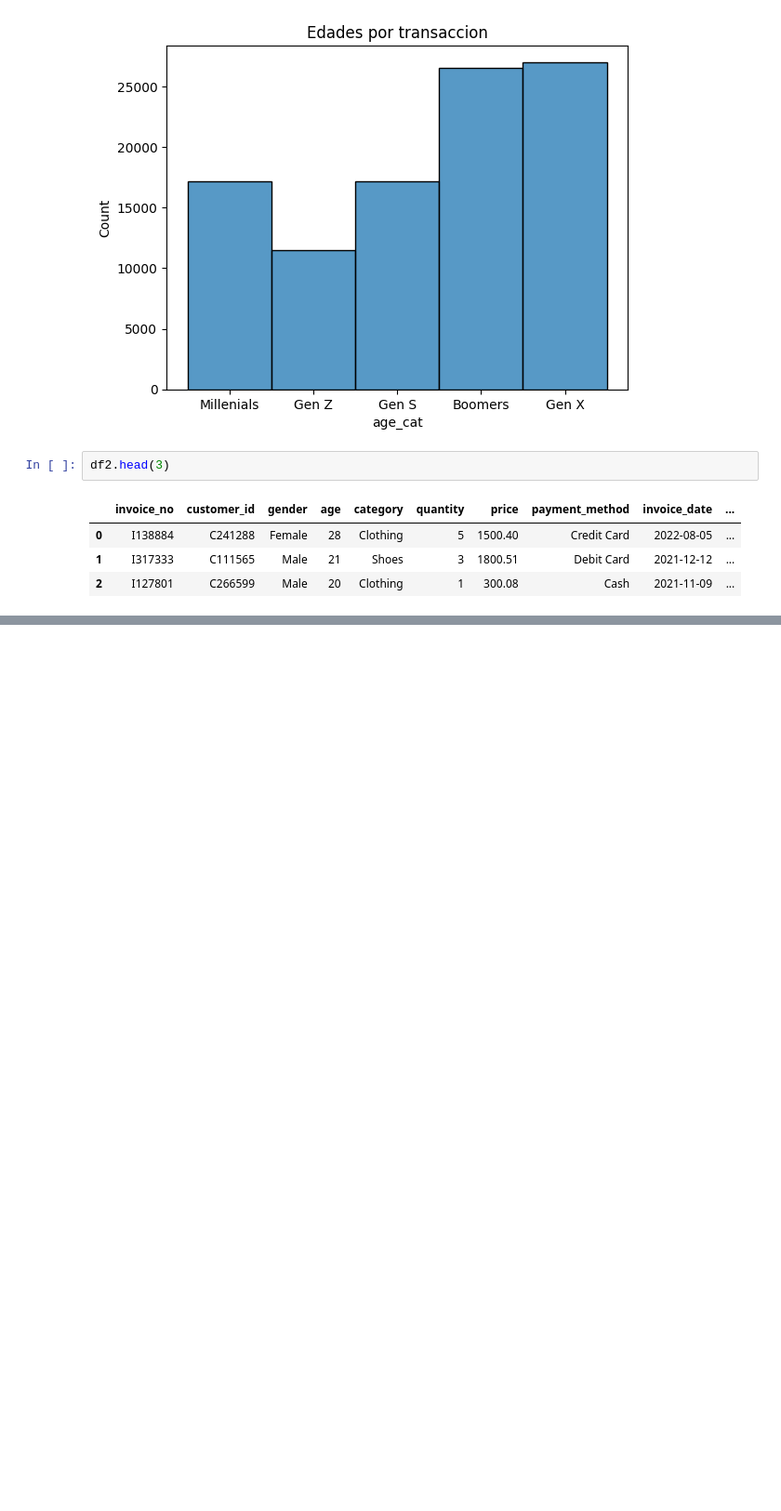
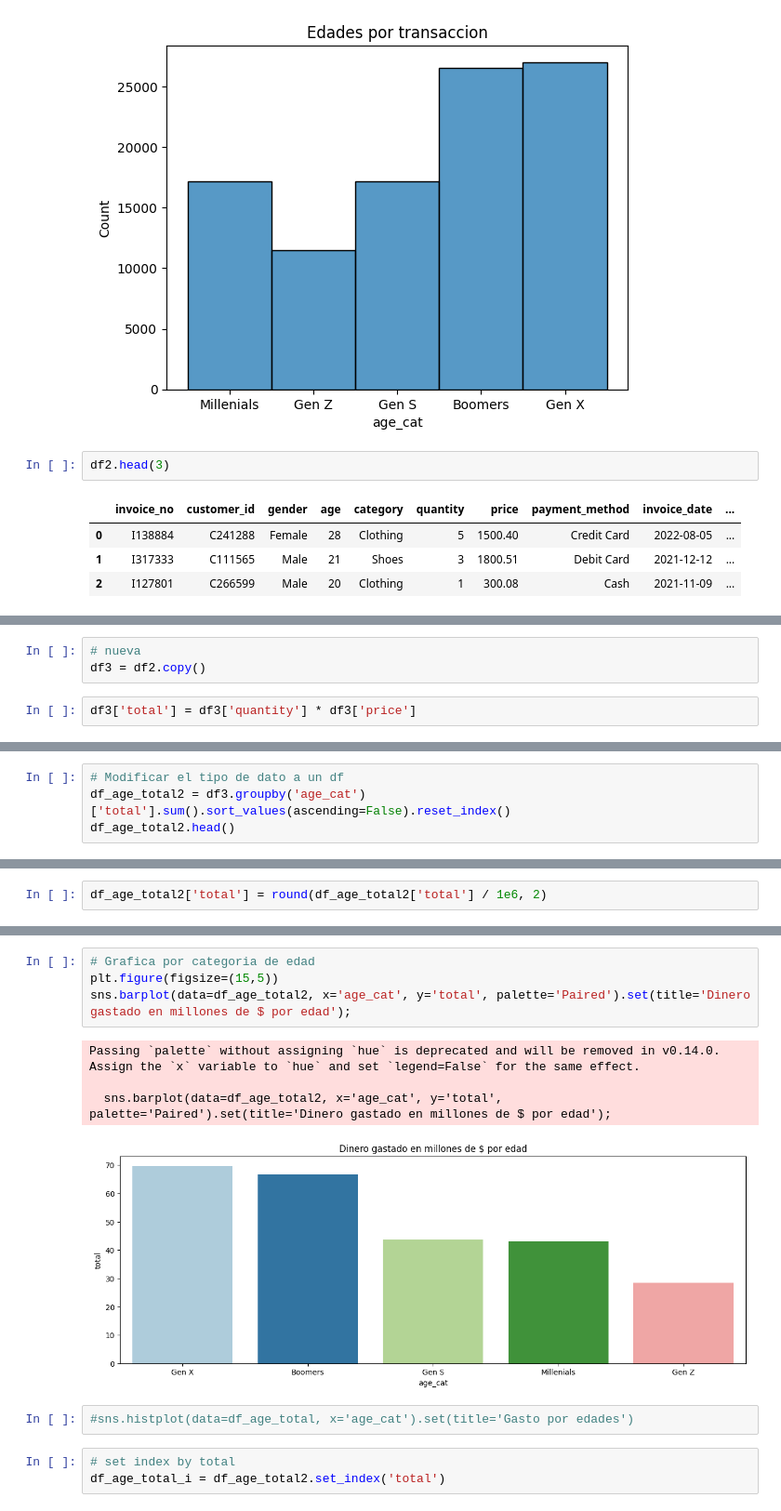
Before and after one commit to Casald/AnalisisRetail_UV, a Jupyter notebook: Analisis_Retail.ipynb, the cells around one changed output, grey strips where cells are left out. Shown: that part at 93% size. Cells and saved outputs as stored; diff of their text form; blank space fills up the shorter version.

```diff
--- a/Analisis_Retail.ipynb
+++ b/Analisis_Retail.ipynb
@@ -224,0 +227,5 @@ df2.head(3)
+# %%
+# nueva
+df3 = df2.copy()
+# %%
+df3['total'] = df3['quantity'] * df3['price']
@@ -224,0 +255,4 @@ df2.head(3)
+# %%
+# Modificar el tipo de dato a un df
+df_age_total2 = df3.groupby('age_cat')['total'].sum().sort_values(ascending=False).reset_index()
+df_age_total2.head()
@@ -224,0 +270,2 @@ df2.head(3)
+# %%
+df_age_total2['total'] = round(df_age_total2['total'] / 1e6, 2)
@@ -224,0 +292,14 @@ df2.head(3)
+# %%
+# Grafica por categoria de edad
+plt.figure(figsize=(15,5))
+sns.barplot(data=df_age_total2, x='age_cat', y='total', palette='Paired').set(title='Dinero gastado en millones de $ por edad');
+# %% [output]
+Passing `palette` without assigning `hue` is deprecated and will be removed in v0.14.0. Assign the `x` variable to `hue` and set `legend=False` for the same effect.
+
+  sns.barplot(data=df_age_total2, x='age_cat', y='total', palette='Paired').set(title='Dinero gastado en millones de $ por edad');
+[figure, added]
+# %%
+#sns.histplot(data=df_age_total, x='age_cat').set(title='Gasto por edades')
+# %%
+# set index by total
+df_age_total_i = df_age_total2.set_index('total')
```
Also changed, not shown: parts of 10 cells of this notebook.
